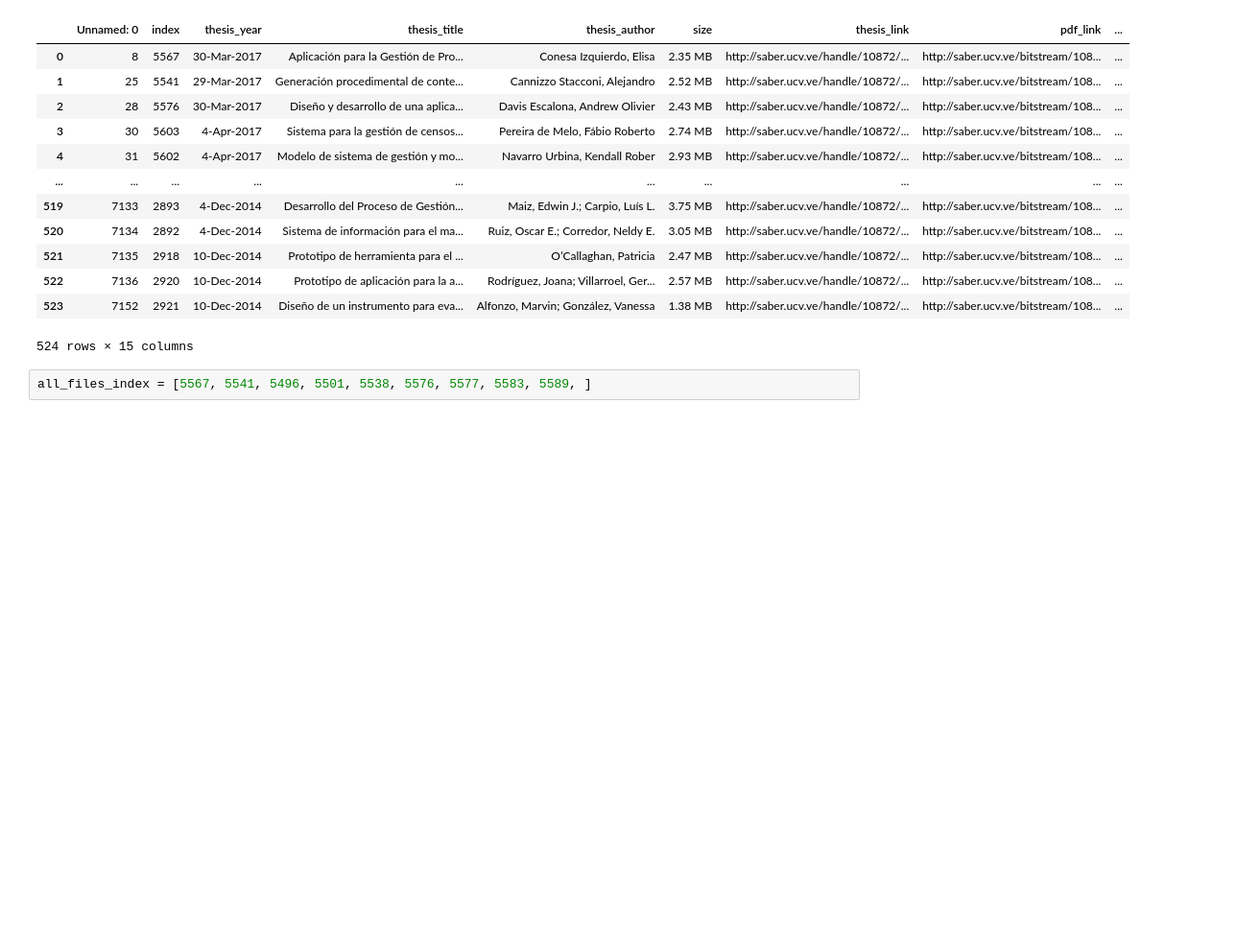
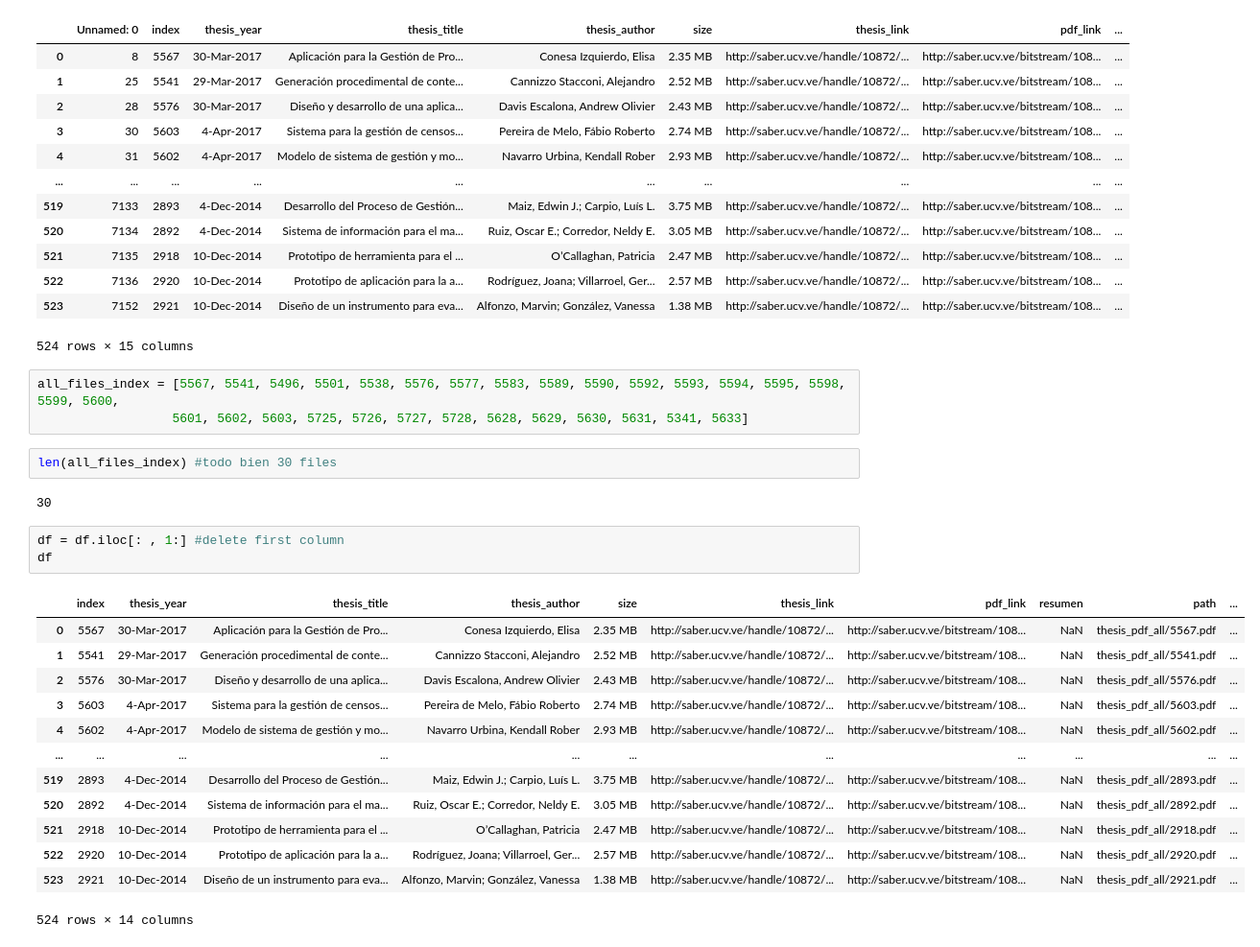
Before and after one commit to HighDeFing/thesis_v4, a Jupyter notebook: notebooks/select_files_to_upload.ipynb, the cells around one changed output. Shown at 96% size. Drawn from its saved outputs; the diff is of its cells as text; blank space fills up the shorter version.

```diff
--- a/notebooks/select_files_to_upload.ipynb
+++ b/notebooks/select_files_to_upload.ipynb
@@ -19,4 +19,26 @@ df
 | 523 | 7152 | 2921 | 10-Dec-2014 | Diseño de un instrumento para eva... | Alfonzo, Marvin; González, Vanessa | 1.38 MB | http://saber.ucv.ve/handle/10872/... | http://saber.ucv.ve/bitstream/108... | ... |
 524 rows × 15 columns
 # %%
-all_files_index = [5567, 5541, 5496, 5501, 5538, 5576, 5577, 5583, 5589, ]
+all_files_index = [5567, 5541, 5496, 5501, 5538, 5576, 5577, 5583, 5589, 5590, 5592, 5593, 5594, 5595, 5598, 5599, 5600,
+                  5601, 5602, 5603, 5725, 5726, 5727, 5728, 5628, 5629, 5630, 5631, 5341, 5633]
+# %%
+len(all_files_index) #todo bien 30 files
+# %% [output]
+30
+# %%
+df = df.iloc[: , 1:] #delete first column
+df
+# %% [output]
+|  | index | thesis_year | thesis_title | thesis_author | size | thesis_link | pdf_link | resumen | path | ... |
+| 0 | 5567 | 30-Mar-2017 | Aplicación para la Gestión de Pro... | Conesa Izquierdo, Elisa | 2.35 MB | http://saber.ucv.ve/handle/10872/... | http://saber.ucv.ve/bitstream/108... | NaN | thesis_pdf_all/5567.pdf | ... |
+| 1 | 5541 | 29-Mar-2017 | Generación procedimental de conte... | Cannizzo Stacconi, Alejandro | 2.52 MB | http://saber.ucv.ve/handle/10872/... | http://saber.ucv.ve/bitstream/108... | NaN | thesis_pdf_all/5541.pdf | ... |
+| 2 | 5576 | 30-Mar-2017 | Diseño y desarrollo de una aplica... | Davis Escalona, Andrew Olivier | 2.43 MB | http://saber.ucv.ve/handle/10872/... | http://saber.ucv.ve/bitstream/108... | NaN | thesis_pdf_all/5576.pdf | ... |
+| 3 | 5603 | 4-Apr-2017 | Sistema para la gestión de censos... | Pereira de Melo, Fábio Roberto | 2.74 MB | http://saber.ucv.ve/handle/10872/... | http://saber.ucv.ve/bitstream/108... | NaN | thesis_pdf_all/5603.pdf | ... |
+| 4 | 5602 | 4-Apr-2017 | Modelo de sistema de gestión y mo... | Navarro Urbina, Kendall Rober | 2.93 MB | http://saber.ucv.ve/handle/10872/... | http://saber.ucv.ve/bitstream/108... | NaN | thesis_pdf_all/5602.pdf | ... |
+| ... | ... | ... | ... | ... | ... | ... | ... | ... | ... | ... |
+| 519 | 2893 | 4-Dec-2014 | Desarrollo del Proceso de Gestión... | Maiz, Edwin J.; Carpio, Luís L. | 3.75 MB | http://saber.ucv.ve/handle/10872/... | http://saber.ucv.ve/bitstream/108... | NaN | thesis_pdf_all/2893.pdf | ... |
+| 520 | 2892 | 4-Dec-2014 | Sistema de información para el ma... | Ruiz, Oscar E.; Corredor, Neldy E. | 3.05 MB | http://saber.ucv.ve/handle/10872/... | http://saber.ucv.ve/bitstream/108... | NaN | thesis_pdf_all/2892.pdf | ... |
+| 521 | 2918 | 10-Dec-2014 | Prototipo de herramienta para el ... | O’Callaghan, Patricia | 2.47 MB | http://saber.ucv.ve/handle/10872/... | http://saber.ucv.ve/bitstream/108... | NaN | thesis_pdf_all/2918.pdf | ... |
+| 522 | 2920 | 10-Dec-2014 | Prototipo de aplicación para la a... | Rodríguez, Joana; Villarroel, Ger... | 2.57 MB | http://saber.ucv.ve/handle/10872/... | http://saber.ucv.ve/bitstream/108... | NaN | thesis_pdf_all/2920.pdf | ... |
+| 523 | 2921 | 10-Dec-2014 | Diseño de un instrumento para eva... | Alfonzo, Marvin; González, Vanessa | 1.38 MB | http://saber.ucv.ve/handle/10872/... | http://saber.ucv.ve/bitstream/108... | NaN | thesis_pdf_all/2921.pdf | ... |
+524 rows × 14 columns
```
Also changed, not shown: parts of 3 cells of this notebook, 7 other files.
